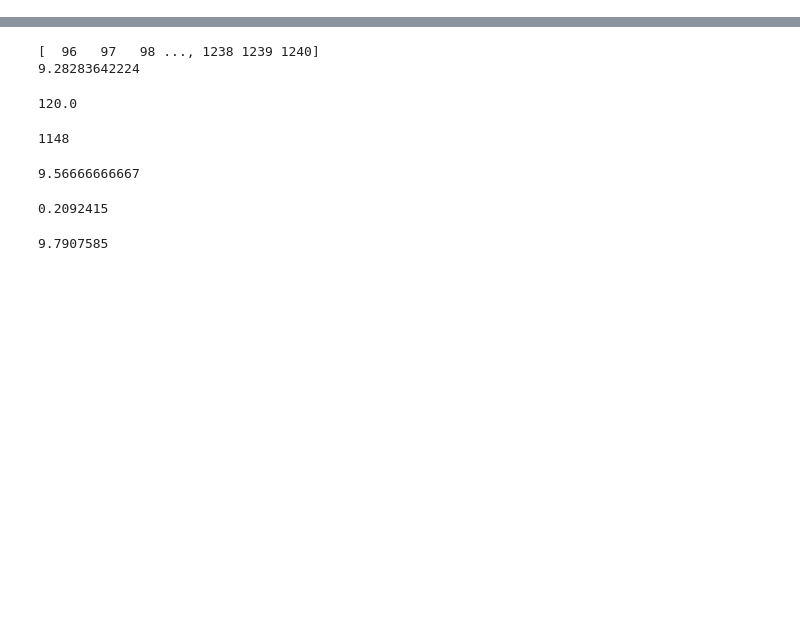
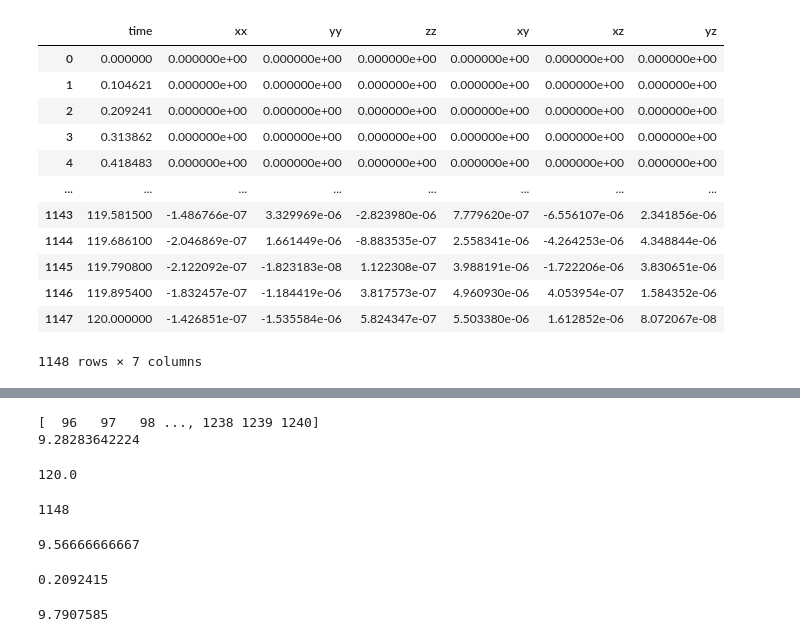
Before and after one commit to UO-Geophysics/sw4_strain, a Jupyter notebook: plot_peak_strain_usgssw4_vs_real.ipynb, the cells around one changed output, grey strips where cells are left out. Saved outputs shown, nothing was run; the diff lists cells and outputs as text; code cells hidden in the pictures; blank space fills up the shorter version.

```diff
--- a/plot_peak_strain_usgssw4_vs_real.ipynb
+++ b/plot_peak_strain_usgssw4_vs_real.ipynb
@@ -9,5 +10,21 @@ path2 = '/Users/sydneydybing/SW4/strain/M7_RC-results/'
 stas = ['B072', 'B079', 'B082', 'B087', 'B916', 'B917', 'B918', 'B921']
 test_stas = ['B917']
+# %%
+pd.read_csv(path3 + sta + '.txt', sep = '\s+', skiprows = 16, names = ['time', 'xx', 'yy', 'zz', 'xy', 'xz', 'yz'])
+# %% [output]
+|  | time | xx | yy | zz | xy | xz | yz |
+| 0 | 0.000000 | 0.000000e+00 | 0.000000e+00 | 0.000000e+00 | 0.000000e+00 | 0.000000e+00 | 0.000000e+00 |
+| 1 | 0.104621 | 0.000000e+00 | 0.000000e+00 | 0.000000e+00 | 0.000000e+00 | 0.000000e+00 | 0.000000e+00 |
+| 2 | 0.209241 | 0.000000e+00 | 0.000000e+00 | 0.000000e+00 | 0.000000e+00 | 0.000000e+00 | 0.000000e+00 |
+| 3 | 0.313862 | 0.000000e+00 | 0.000000e+00 | 0.000000e+00 | 0.000000e+00 | 0.000000e+00 | 0.000000e+00 |
+| 4 | 0.418483 | 0.000000e+00 | 0.000000e+00 | 0.000000e+00 | 0.000000e+00 | 0.000000e+00 | 0.000000e+00 |
+| ... | ... | ... | ... | ... | ... | ... | ... |
+| 1143 | 119.581500 | -1.486766e-07 | 3.329969e-06 | -2.823980e-06 | 7.779620e-07 | -6.556107e-06 | 2.341856e-06 |
+| 1144 | 119.686100 | -2.046869e-07 | 1.661449e-06 | -8.883535e-07 | 2.558341e-06 | -4.264253e-06 | 4.348844e-06 |
+| 1145 | 119.790800 | -2.122092e-07 | -1.823183e-08 | 1.122308e-07 | 3.988191e-06 | -1.722206e-06 | 3.830651e-06 |
+| 1146 | 119.895400 | -1.832457e-07 | -1.184419e-06 | 3.817573e-07 | 4.960930e-06 | 4.053954e-07 | 1.584352e-06 |
+| 1147 | 120.000000 | -1.426851e-07 | -1.535584e-06 | 5.824347e-07 | 5.503380e-06 | 1.612852e-06 | 8.072067e-08 |
+1148 rows × 7 columns
 # %%
 for sta in stas:
 
```
Also changed, not shown: parts of 2 cells of this notebook, 5 other files.
